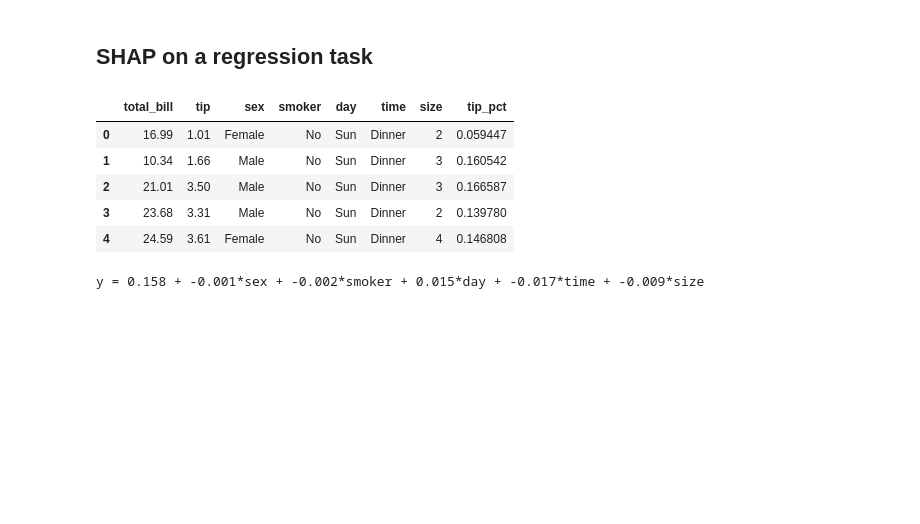
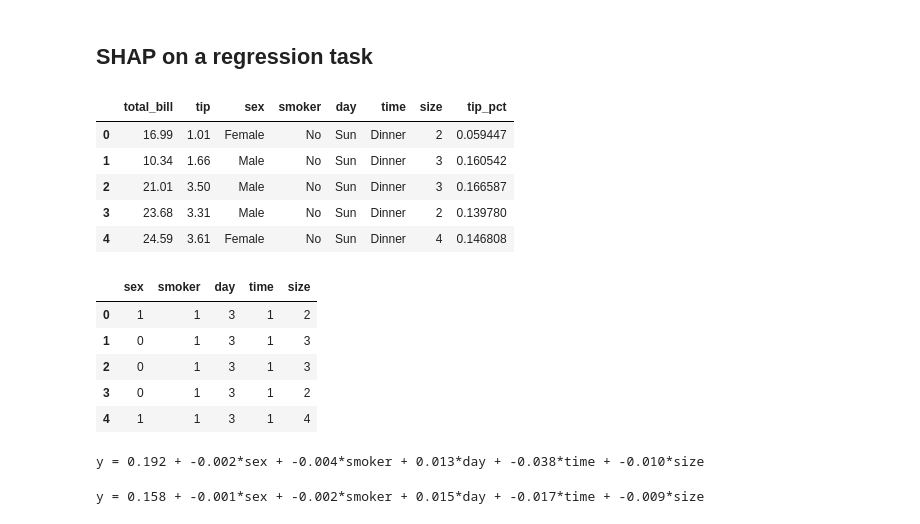
Before and after one commit to AIPI520/aipi520_repo, a Jupyter notebook: week12/shap.ipynb, the cells around one changed output. Drawn from its saved outputs; the diff is of its cells as text; code cells hidden in the pictures; blank space fills up the shorter version.

```diff
--- a/week12/shap.ipynb
+++ b/week12/shap.ipynb
@@ -39,14 +39,33 @@ df.head()
 # %%
 # Create target variable as tip percentage
 y = df.loc[:,'tip_pct']
 
 # Encode categorical features
 X = df[['sex','smoker','day','time','size']]
 for f in ['sex','smoker','day','time']:
     X.loc[:,f] = X.loc[:,f].astype('category').cat.codes
 
 # Split data
 X_train,X_test,y_train,y_test = train_test_split(X,y,test_size=0.3,random_state=0)
+
+X.head()
+# %% [output]
+|  | sex | smoker | day | time | size |
+| 0 | 1 | 1 | 3 | 1 | 2 |
+| 1 | 0 | 1 | 3 | 1 | 3 |
+| 2 | 0 | 1 | 3 | 1 | 3 |
+| 3 | 0 | 1 | 3 | 1 | 2 |
+| 4 | 1 | 1 | 3 | 1 | 4 |
+# %%
+# Interpret using the coefficients of the linear regression model
+lin_model = LinearRegression()
+lin_model.fit(X_train,y_train)
+coef = lin_model.coef_
+intercept = lin_model.intercept_
+equation = 'y = {:.3f} + '.format(intercept) + ' + '.join(['{:.3f}*{}'.format(coef,var) for coef,var in zip(coef,X_train.columns)])
+print(equation)
+# %% [output]
+y = 0.192 + -0.002*sex + -0.004*smoker + 0.013*day + -0.038*time + -0.010*size
 # %%
 # Interpret using the coefficients of the linear regression model with standardized data
 scaler = StandardScaler()
```
Also changed, not shown: parts of 3 cells of this notebook.
